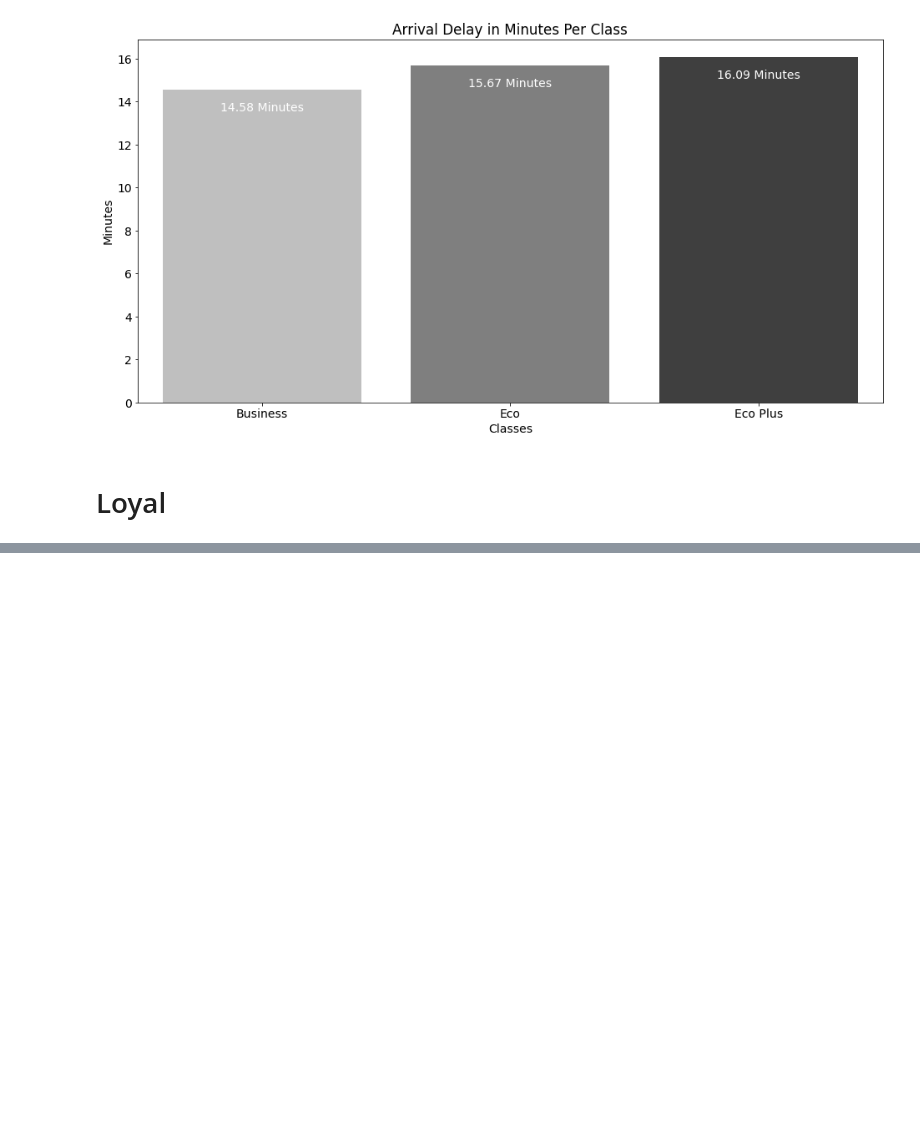
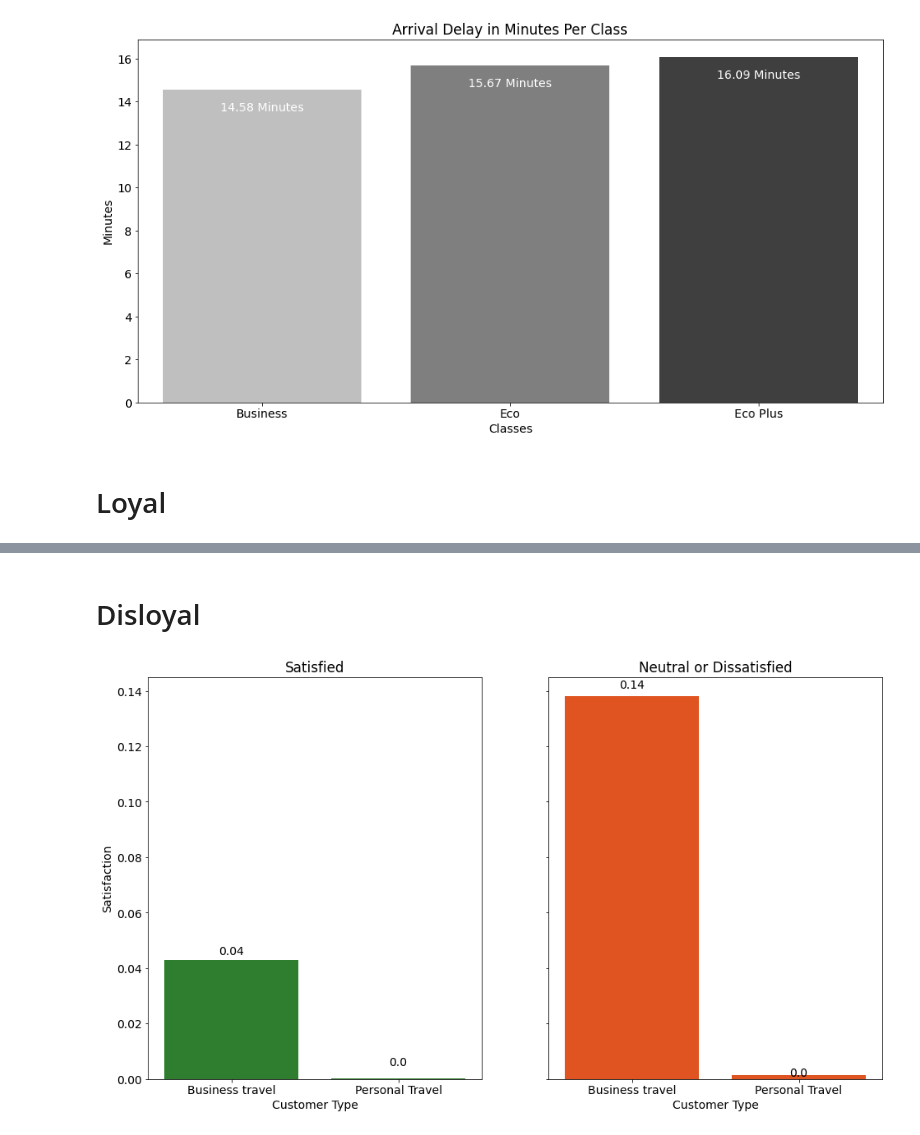
Before and after one commit to SoroushGhaderi/Exploratory_Data_Analysis_Machine_Learning_Projects, a Jupyter notebook: Airline.ipynb, the cells around one changed output, grey strips where cells are left out. Cells and saved outputs as stored; diff of their text form; code cells hidden in the pictures; blank space fills up the shorter version.

```diff
--- a/Airline.ipynb
+++ b/Airline.ipynb
@@ -191,0 +167,20 @@ pd.crosstab(airline["satisfaction"], airline["Customer Type"])
+# %% [markdown]
+# Disloyal
+# %%
+fig, axis = plt.subplots(1, 2, figsize = (16, 9), sharey=True)
+satisfied_plot = sns.barplot(x=satisfied.index, y=satisfied["satisfied", "disloyal Customer"],
+                             data=satisfied, ax = axis[0], palette=["forestgreen", "forestgreen"])
+height_notation(satisfied_plot, + 0.005, satisfied, color="black")
+satisfied_plot.set_xlabel("Customer Type")
+satisfied_plot.set_ylabel("Satisfaction")
+satisfied_plot.set_title("Satisfied")
+
+dissatisfied_plot = sns.barplot(x=dissatisfied.index, y=dissatisfied["neutral or dissatisfied", "disloyal Customer"],
+                                data = dissatisfied, ax = axis[1], palette=["orangered", "orangered"])
+height_notation(dissatisfied_plot, + 0.001, dissatisfied, color="black")
+dissatisfied_plot.set_xlabel("Customer Type")
+dissatisfied_plot.set_ylabel("")
+dissatisfied_plot.set_title("Neutral or Dissatisfied")
+plt.show()
+# %% [output]
+[figure, added]
```
Also changed, not shown: parts of 14 cells of this notebook.
